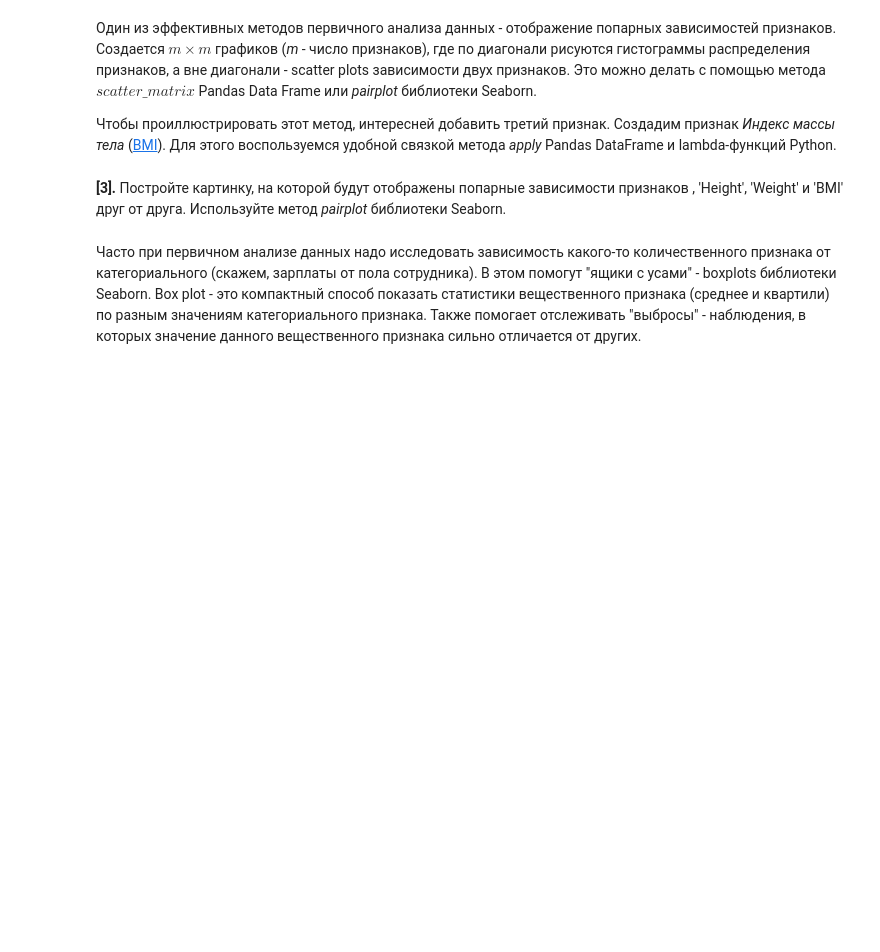
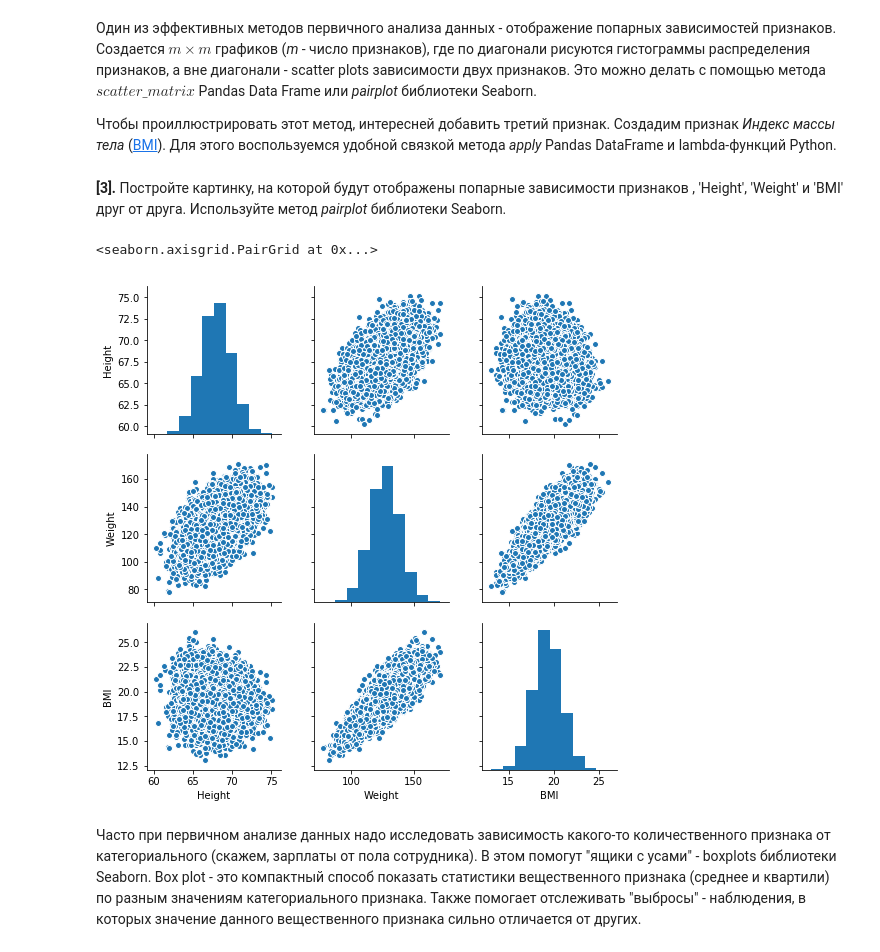
Before and after one commit to qweasd7924/MIPT-machine-learning, a Jupyter notebook: c2/w1/peer_review_linreg_height_weight.ipynb, the cells around one changed output. Saved outputs shown, nothing was run; the diff lists cells and outputs as text; code cells hidden in the pictures; blank space fills up the shorter version.

```diff
--- a/c2/w1/peer_review_linreg_height_weight.ipynb
+++ b/c2/w1/peer_review_linreg_height_weight.ipynb
@@ -81,6 +81,10 @@ data['BMI'] = data.apply(lambda row: make_bmi(row['Height'],
 **[3].** Постройте картинку, на которой будут отображены попарные зависимости признаков , 'Height', 'Weight' и 'BMI' друг от друга. Используйте метод *pairplot* библиотеки Seaborn.
 # %%
 # Ваш код здесь
+sns.pairplot(data)
+# %% [output]
+<seaborn.axisgrid.PairGrid at 0x...>
+[figure, added]
 # %% [markdown]
 Часто при первичном анализе данных надо исследовать зависимость какого-то количественного признака от категориального (скажем, зарплаты от пола сотрудника). В этом помогут "ящики с усами" - boxplots библиотеки Seaborn. Box plot - это компактный способ показать статистики вещественного признака (среднее и квартили) по разным значениям категориального признака. Также помогает отслеживать "выбросы" - наблюдения, в которых значение данного вещественного признака сильно отличается от других.
 # %% [markdown]
```
Also changed, not shown: parts of 4 cells of this notebook, 1 other file.
